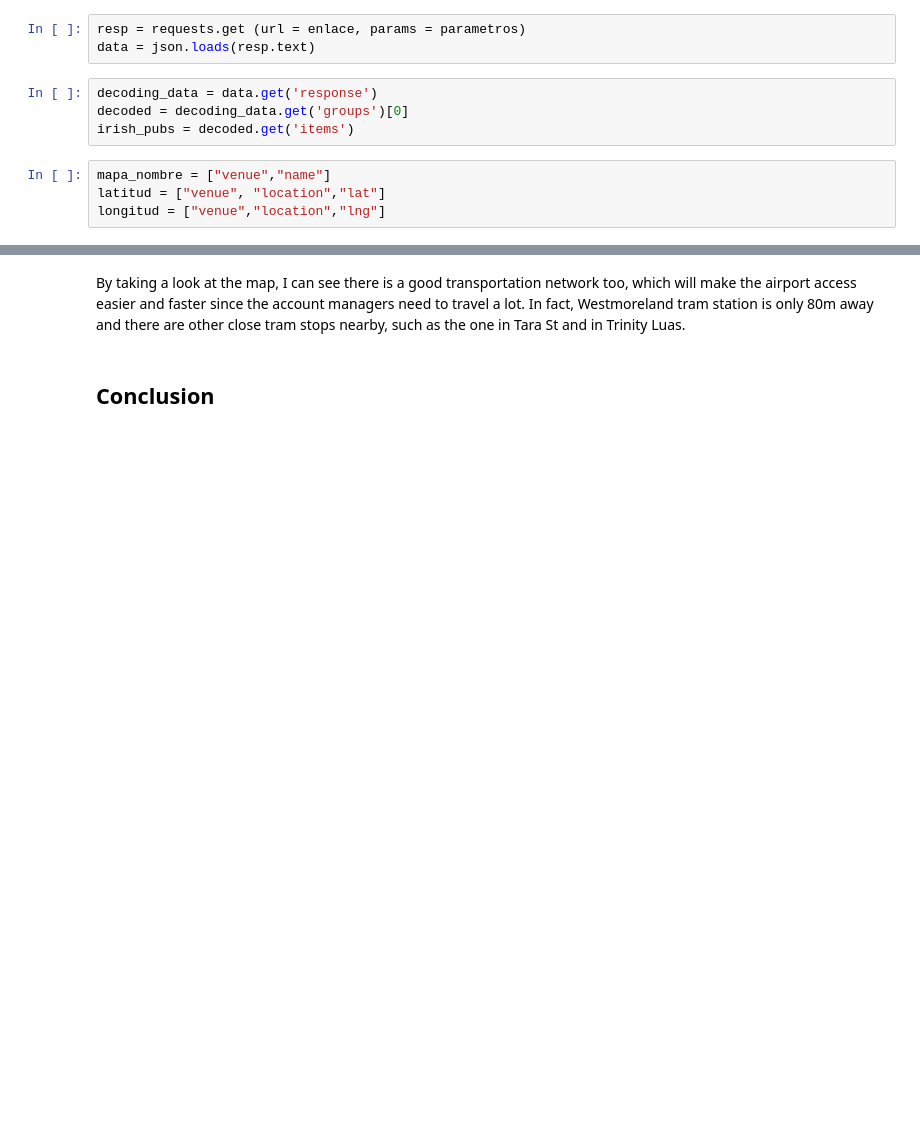
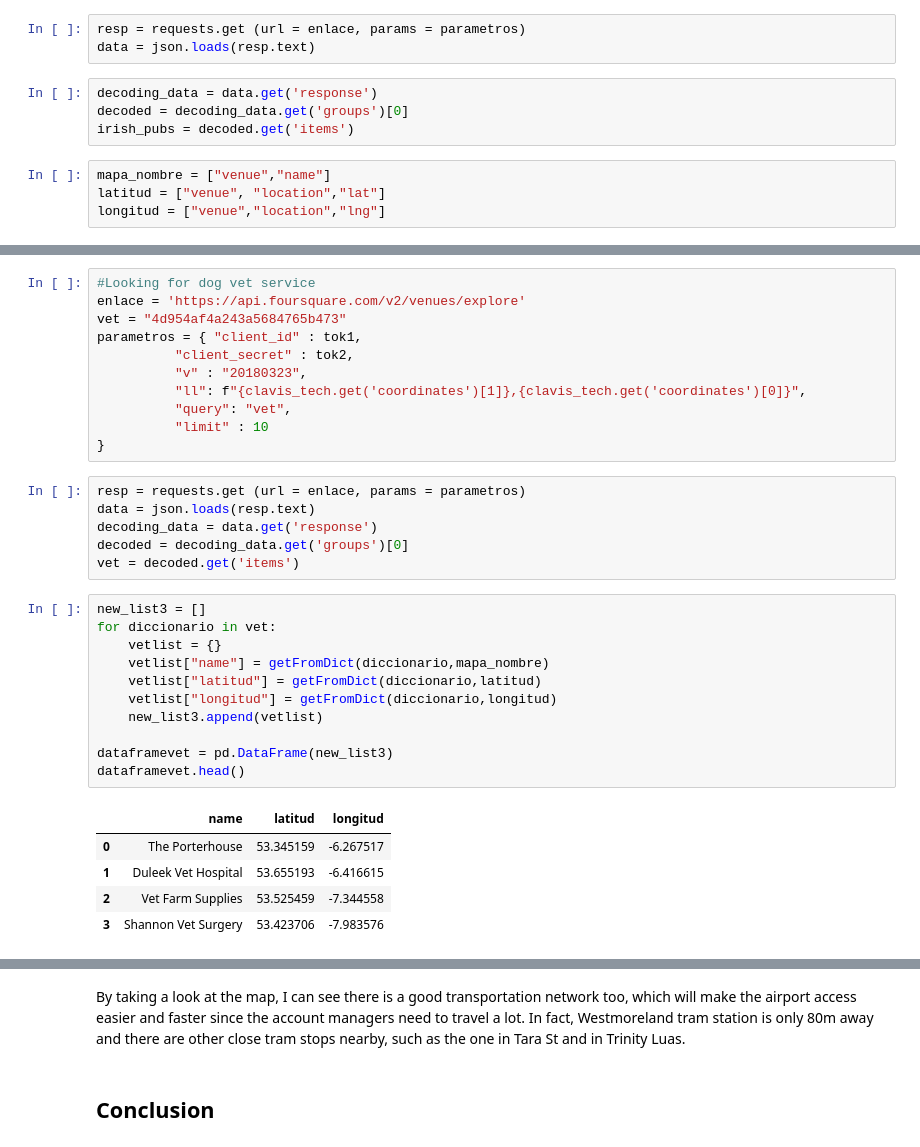
Before and after one commit to Marxess/Finding-the-Right-Spot, a Jupyter notebook: notebooks/Clean Notebook.ipynb, the cells around one changed output, grey strips where cells are left out. Cells and saved outputs as stored; diff of their text form; blank space fills up the shorter version.

```diff
--- a/notebooks/Clean Notebook.ipynb
+++ b/notebooks/Clean Notebook.ipynb
@@ -300,0 +304,34 @@ map_dublin
+# %%
+#Looking for dog vet service
+enlace = 'https://api.foursquare.com/v2/venues/explore'
+vet = "4d954af4a243a5684765b473"
+parametros = { "client_id" : tok1,
+          "client_secret" : tok2,
+          "v" : "20180323",
+          "ll": f"{clavis_tech.get('coordinates')[1]},{clavis_tech.get('coordinates')[0]}",
+          "query": "vet",
+          "limit" : 10
+}
+# %%
+resp = requests.get (url = enlace, params = parametros)
+data = json.loads(resp.text)
+decoding_data = data.get('response')
+decoded = decoding_data.get('groups')[0]
+vet = decoded.get('items')
+# %%
+new_list3 = []
+for diccionario in vet:
+    vetlist = {}
+    vetlist["name"] = getFromDict(diccionario,mapa_nombre)
+    vetlist["latitud"] = getFromDict(diccionario,latitud)
+    vetlist["longitud"] = getFromDict(diccionario,longitud)
+    new_list3.append(vetlist)
+
+dataframevet = pd.DataFrame(new_list3)
+dataframevet.head()
+# %% [output]
+|  | name | latitud | longitud |
+| 0 | The Porterhouse | 53.345159 | -6.267517 |
+| 1 | Duleek Vet Hospital | 53.655193 | -6.416615 |
+| 2 | Vet Farm Supplies | 53.525459 | -7.344558 |
+| 3 | Shannon Vet Surgery | 53.423706 | -7.983576 |
```
Also changed, not shown: parts of 12 cells of this notebook, 2 other files.
